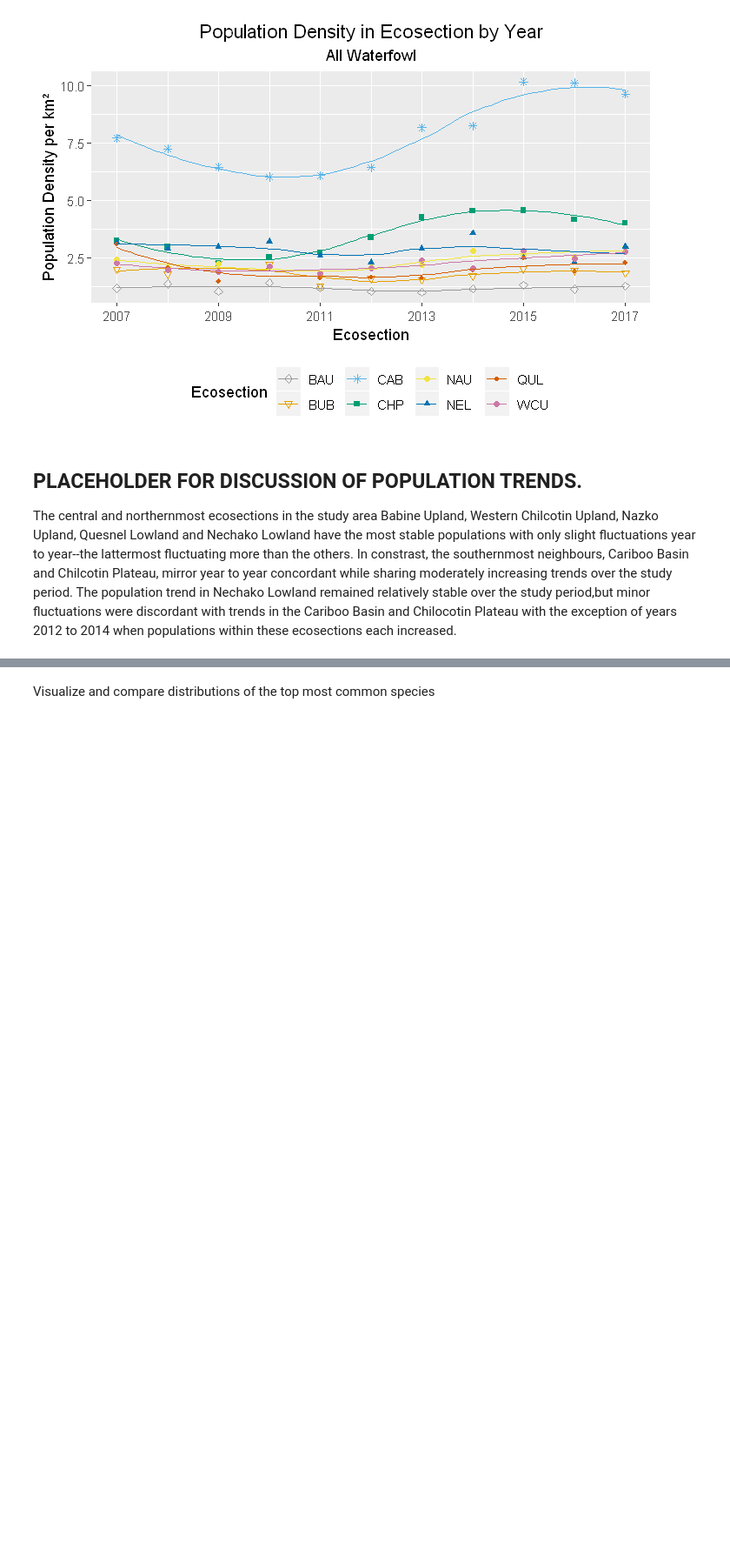
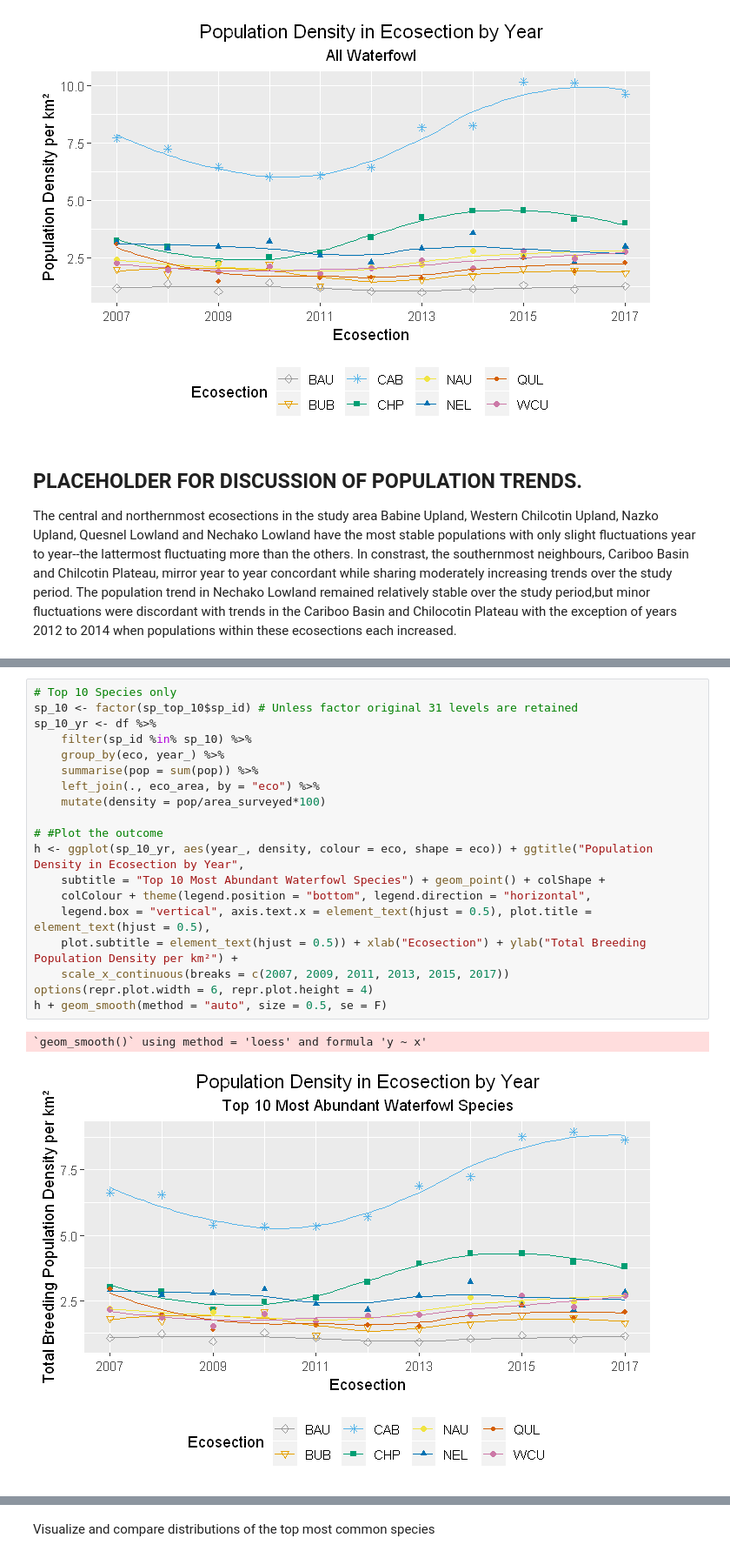
Before and after one commit to Yuhash/iws, a Jupyter notebook: IWS_Notebook.ipynb, the cells around one changed output, grey strips where cells are left out. Shown at 87% size. Drawn from its saved outputs; the diff is of its cells as text; blank space fills up the shorter version.

```diff
--- a/IWS_Notebook.ipynb
+++ b/IWS_Notebook.ipynb
@@ -328,0 +308,22 @@ h + geom_smooth(method = "auto", size = 0.5, se = F)
+# %%
+# Top 10 Species only
+sp_10 <- factor(sp_top_10$sp_id) # Unless factor original 31 levels are retained
+sp_10_yr <- df %>%
+    filter(sp_id %in% sp_10) %>%
+    group_by(eco, year_) %>%
+    summarise(pop = sum(pop)) %>%
+    left_join(., eco_area, by = "eco") %>%
+    mutate(density = pop/area_surveyed*100)
+
+# #Plot the outcome
+h <- ggplot(sp_10_yr, aes(year_, density, colour = eco, shape = eco)) + ggtitle("Population Density in Ecosection by Year",
+    subtitle = "Top 10 Most Abundant Waterfowl Species") + geom_point() + colShape +
+    colColour + theme(legend.position = "bottom", legend.direction = "horizontal",
+    legend.box = "vertical", axis.text.x = element_text(hjust = 0.5), plot.title = element_text(hjust = 0.5),
+    plot.subtitle = element_text(hjust = 0.5)) + xlab("Ecosection") + ylab("Total Breeding Population Density per km²") +
+    scale_x_continuous(breaks = c(2007, 2009, 2011, 2013, 2015, 2017))
+options(repr.plot.width = 6, repr.plot.height = 4)
+h + geom_smooth(method = "auto", size = 0.5, se = F)
+# %% [output]
+`geom_smooth()` using method = 'loess' and formula 'y ~ x'
+[figure, added]
```
Also changed, not shown: parts of 12 cells of this notebook.
